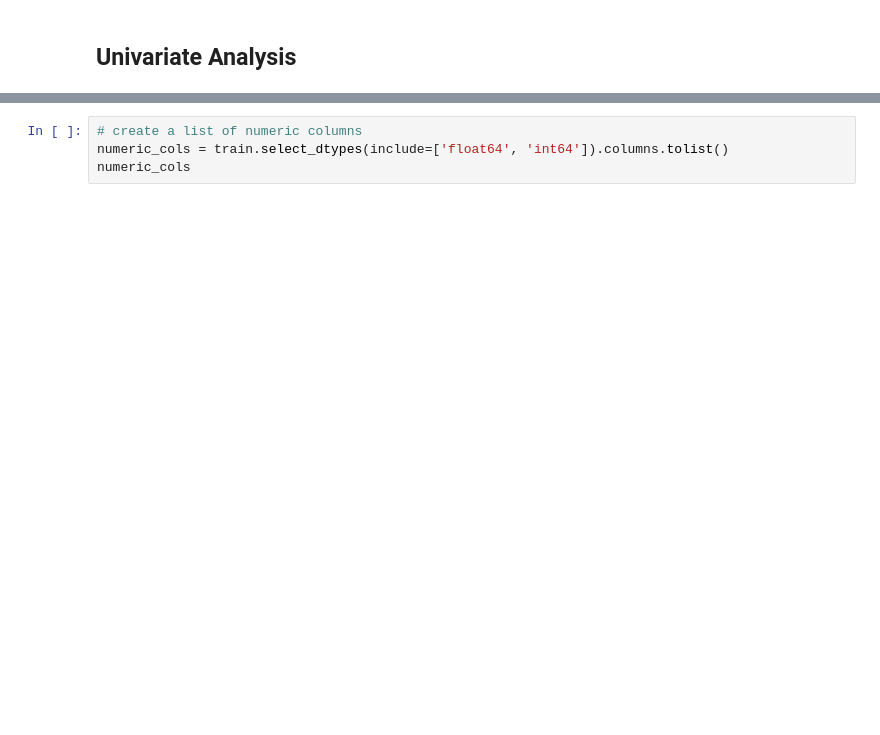
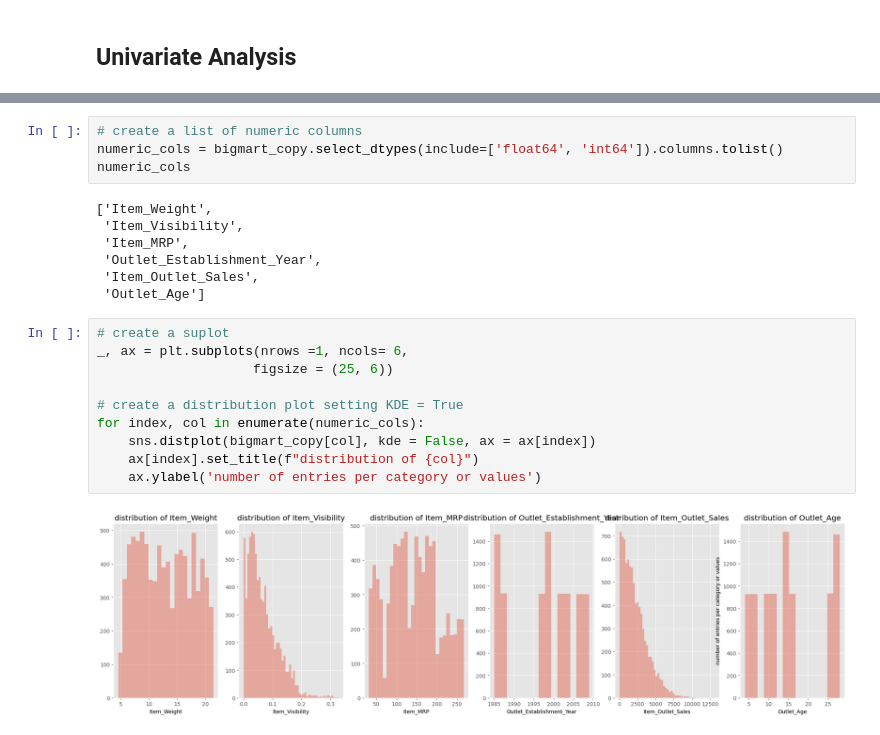
Before and after one commit to SirTee12/Big-Mart-Sales-Forecasting, a Jupyter notebook: Big-Mart-EDA.ipynb, the cells around one changed output, grey strips where cells are left out. Saved outputs shown, nothing was run; the diff lists cells and outputs as text; blank space fills up the shorter version.

Commit message:
plotted the distribution of all numerical variables

```diff
--- a/Big-Mart-EDA.ipynb
+++ b/Big-Mart-EDA.ipynb
@@ -51,4 +59,23 @@ bigmart_copy.head()
-# %%
-# create a list of numeric columns
-numeric_cols = train.select_dtypes(include=['float64', 'int64']).columns.tolist()
-numeric_cols
+# %%
+# create a list of numeric columns
+numeric_cols = bigmart_copy.select_dtypes(include=['float64', 'int64']).columns.tolist()
+numeric_cols
+# %% [output]
+['Item_Weight',
+ 'Item_Visibility',
+ 'Item_MRP',
+ 'Outlet_Establishment_Year',
+ 'Item_Outlet_Sales',
+ 'Outlet_Age']
+# %%
+# create a suplot
+_, ax = plt.subplots(nrows =1, ncols= 6,
+                    figsize = (25, 6))
+
+# create a distribution plot setting KDE = True
+for index, col in enumerate(numeric_cols):
+    sns.distplot(bigmart_copy[col], kde = False, ax = ax[index])
+    ax[index].set_title(f"distribution of {col}")
+    ax.ylabel('number of entries per category or values')
+# %% [output]
+[figure, added]
```
Also changed, not shown: parts of 3 cells of this notebook.
